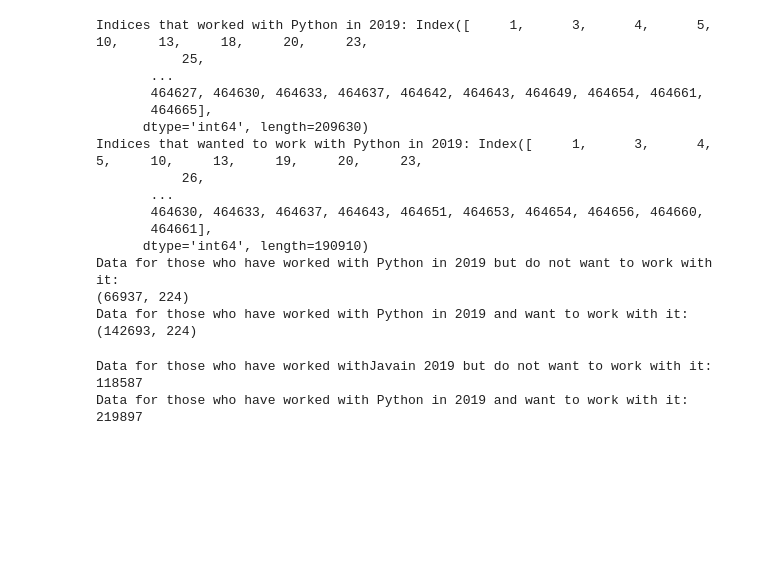
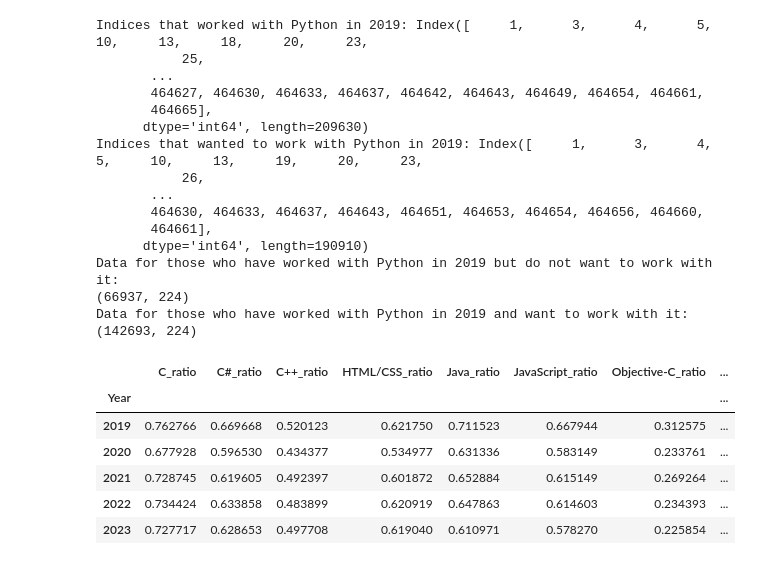
Before and after one commit to AlbertFlatscher/Stackoverflow_Survey_over_Time, a Jupyter notebook: Shifts_in_Programming_Preferences_from_2019_to_2024.ipynb, the cells around one changed output. Cells and saved outputs as stored; diff of their text form; code cells hidden in the pictures; blank space fills up the shorter version.

```diff
--- a/Shifts_in_Programming_Preferences_from_2019_to_2024.ipynb
+++ b/Shifts_in_Programming_Preferences_from_2019_to_2024.ipynb
@@ -507,7 +506,0 @@ def check_popularity(df, language):
-# %%
-popular, unpopular = check_popularity(combined_df, 'Java')
-# %% [output]
-Data for those who have worked withJavain 2019 but do not want to work with it:
-118587
-Data for those who have worked with Python in 2019 and want to work with it:
-219897
@@ -513,0 +536,10 @@ Data for those who have worked with Python in 2019 and want to work with it:
+# %%
+popularity_ratios_df.head()
+# %% [output]
+|  | C_ratio | C#_ratio | C++_ratio | HTML/CSS_ratio | Java_ratio | JavaScript_ratio | Objective-C_ratio | ... |
+| Year |  |  |  |  |  |  |  | ... |
+| 2019 | 0.762766 | 0.669668 | 0.520123 | 0.621750 | 0.711523 | 0.667944 | 0.312575 | ... |
+| 2020 | 0.677928 | 0.596530 | 0.434377 | 0.534977 | 0.631336 | 0.583149 | 0.233761 | ... |
+| 2021 | 0.728745 | 0.619605 | 0.492397 | 0.601872 | 0.652884 | 0.615149 | 0.269264 | ... |
+| 2022 | 0.734424 | 0.633858 | 0.483899 | 0.620919 | 0.647863 | 0.614603 | 0.234393 | ... |
+| 2023 | 0.727717 | 0.628653 | 0.497708 | 0.619040 | 0.610971 | 0.578270 | 0.225854 | ... |
```
Also changed, not shown: parts of 4 cells of this notebook.
